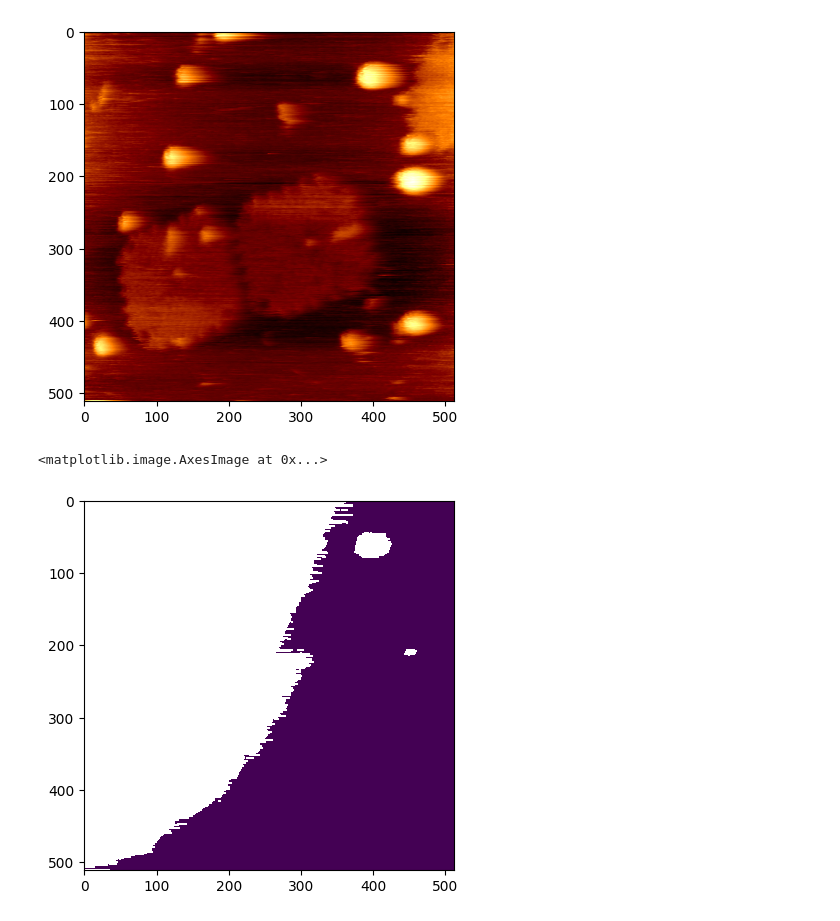
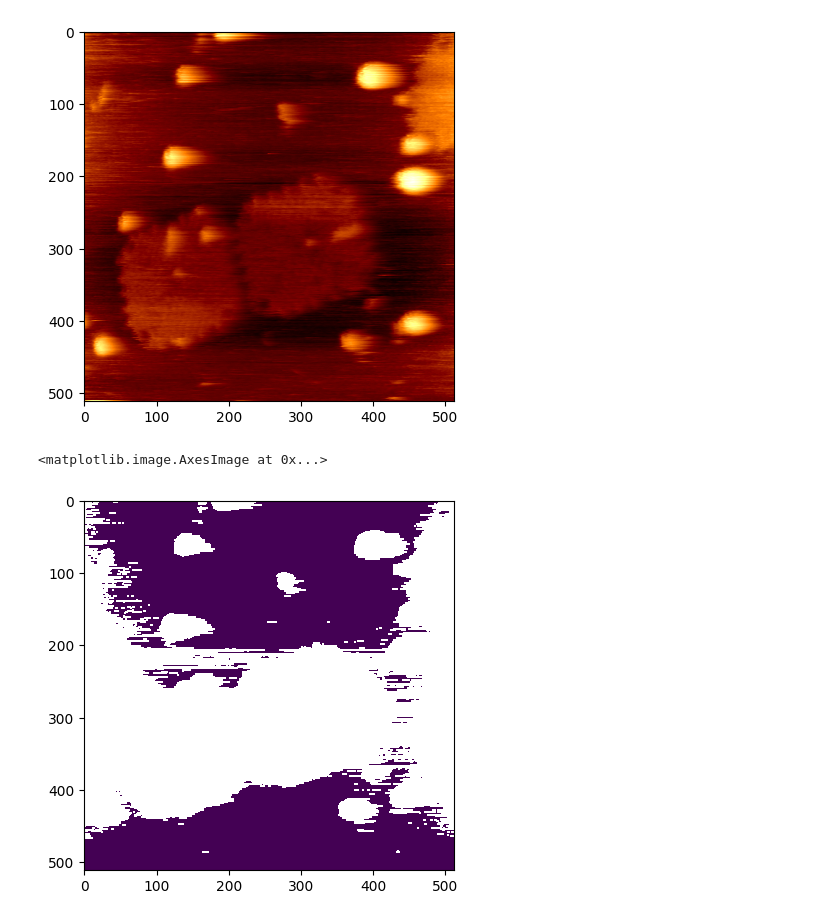
Before and after one commit to Wang-1971/Python-Nanolocz-Library, a Jupyter notebook: notebooks/Test pnanolocz-lib.ipynb, the cells around one changed output. Cells and saved outputs as stored; diff of their text form; code cells hidden in the pictures.

```diff
--- a/notebooks/Test pnanolocz-lib.ipynb
+++ b/notebooks/Test pnanolocz-lib.ipynb
@@ -34,9 +34,9 @@ plt.imshow(auto_leveled[0], cmap="afmhot")
 [figure]
 # %%
 from pnanolocz_lib.thresholder import thresholder
-mask_otsu = thresholder(afm_stack.data[0], 'otsu')
+mask_otsu = thresholder(plane_levelled, 'otsu', invert = False)
 # %%
-plt.imshow(mask_otsu)
+plt.imshow(mask_otsu[0])
 # %% [output]
 <matplotlib.image.AxesImage at 0x...>
-[figure, old version]
+[figure, new version]
```
Also changed, not shown: parts of 3 cells of this notebook, 2 other files.
